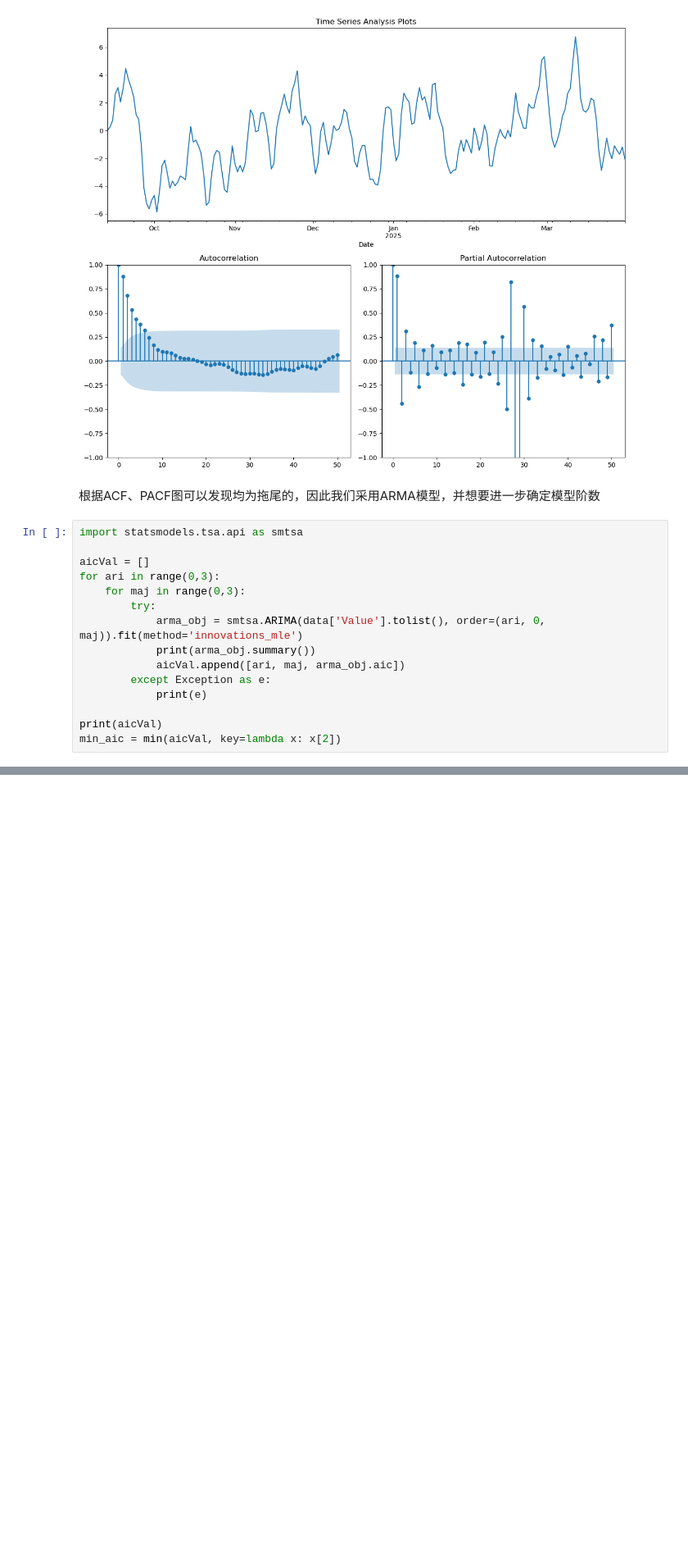
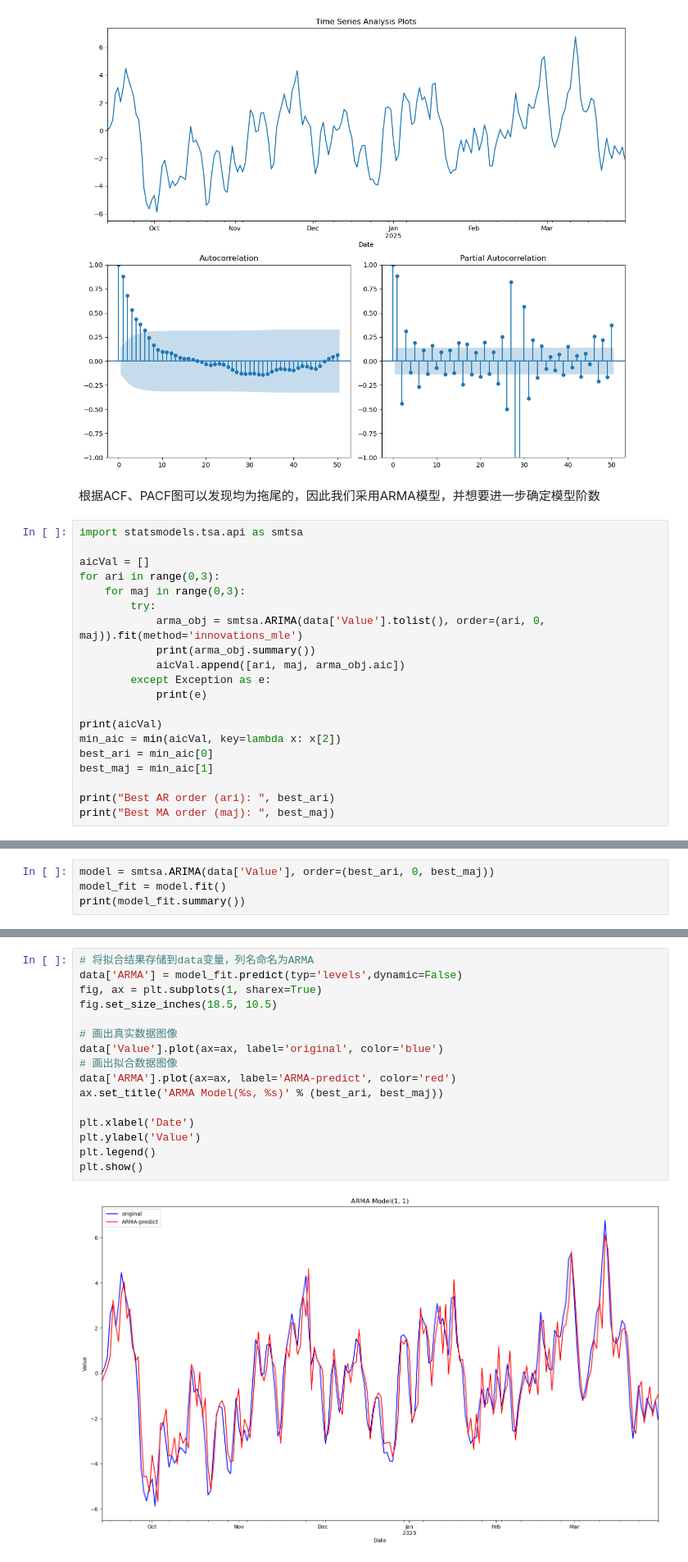
Before and after one commit to wyfdapig/learn_code, a Jupyter notebook: TStest/test1/homework1.ipynb, the cells around one changed output, grey strips where cells are left out. Shown at 82% size. Cells and saved outputs as stored; diff of their text form; blank space fills up the shorter version.

```diff
--- a/TStest/test1/homework1.ipynb
+++ b/TStest/test1/homework1.ipynb
@@ -202,4 +202,9 @@ for ari in range(0,3):
 
 print(aicVal)
 min_aic = min(aicVal, key=lambda x: x[2])
+best_ari = min_aic[0]
+best_maj = min_aic[1]
+
+print("Best AR order (ari): ", best_ari)
+print("Best MA order (maj): ", best_maj)
 # %% [output]
@@ -206,0 +230,4 @@ SyntaxError: unexpected EOF while parsing (3326397594.py, line 4)
+# %%
+model = smtsa.ARIMA(data['Value'], order=(best_ari, 0, best_maj))
+model_fit = model.fit()
+print(model_fit.summary())
@@ -206,0 +254,18 @@ SyntaxError: unexpected EOF while parsing (3326397594.py, line 4)
+# %%
+# 将拟合结果存储到data变量，列名命名为ARMA
+data['ARMA'] = model_fit.predict(typ='levels',dynamic=False)
+fig, ax = plt.subplots(1, sharex=True)
+fig.set_size_inches(18.5, 10.5)
+
+# 画出真实数据图像
+data['Value'].plot(ax=ax, label='original', color='blue')
+# 画出拟合数据图像
+data['ARMA'].plot(ax=ax, label='ARMA-predict', color='red')
+ax.set_title('ARMA Model(%s, %s)' % (best_ari, best_maj))
+
+plt.xlabel('Date')
+plt.ylabel('Value')
+plt.legend()
+plt.show()
+# %% [output]
+[figure, added]
```
Also changed, not shown: parts of 4 cells of this notebook.
